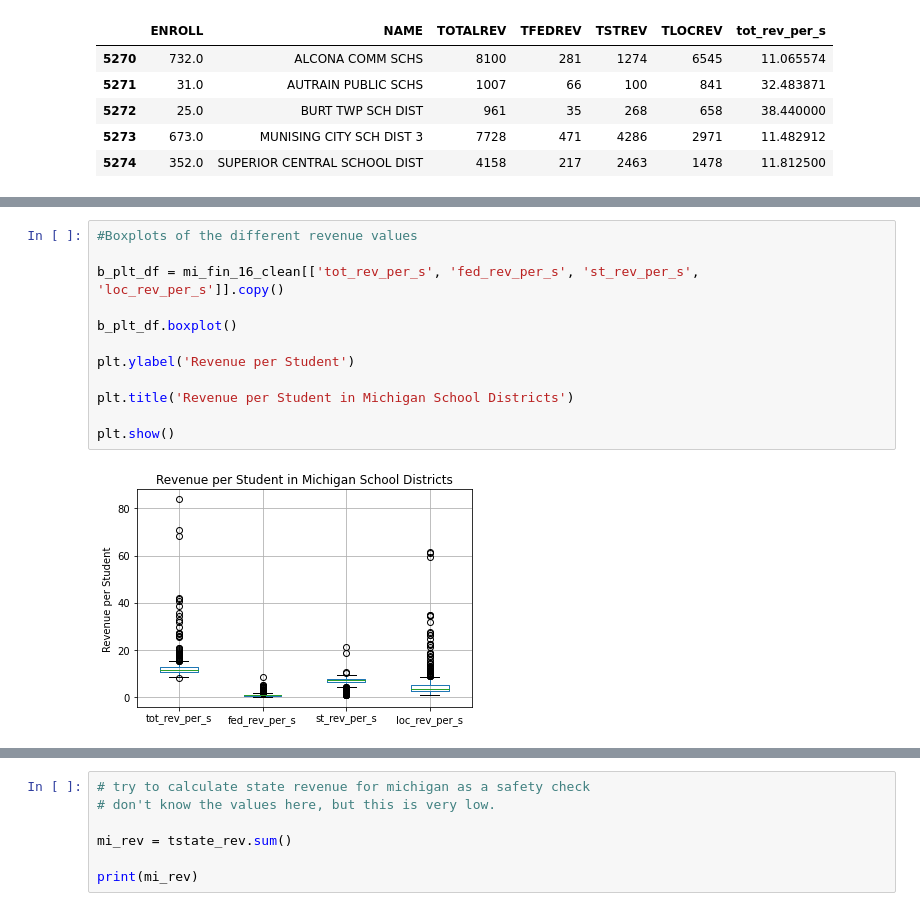
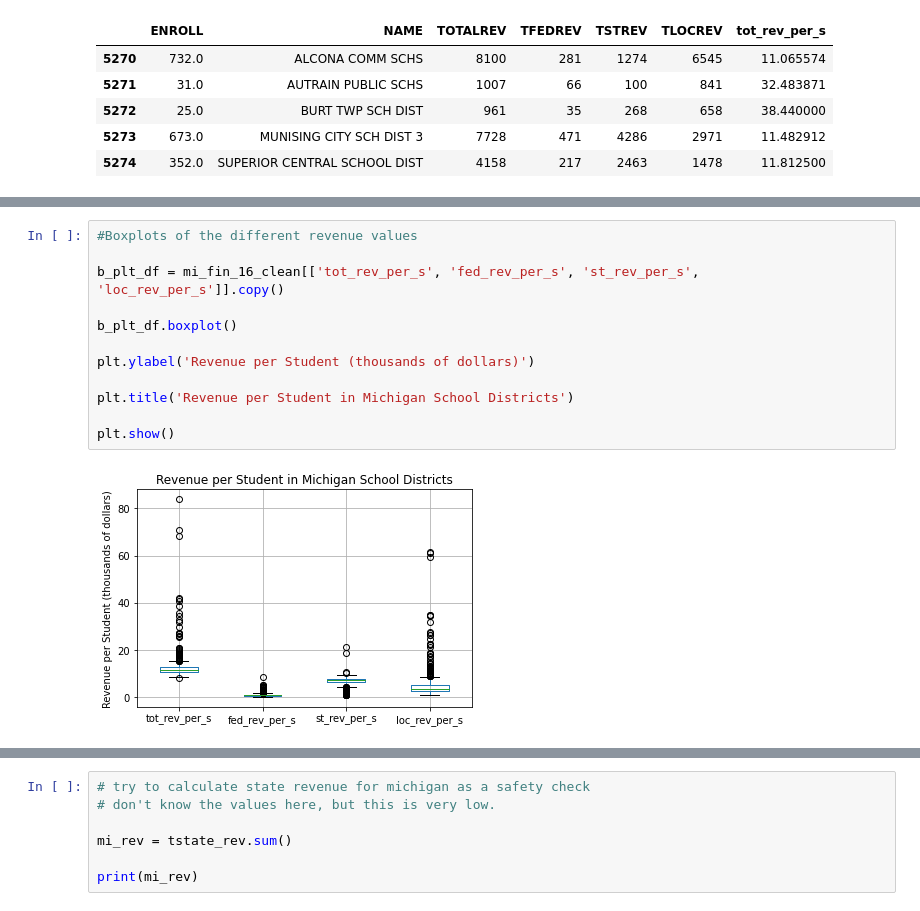
Before and after one commit to robertodiazbriones/Project_2, a Jupyter notebook: Education_finance_exploration.ipynb, the cells around one changed output, grey strips where cells are left out. Drawn from its saved outputs; the diff is of its cells as text.

```diff
--- a/Education_finance_exploration.ipynb
+++ b/Education_finance_exploration.ipynb
@@ -245,17 +245,17 @@ mi_fin_16_clean.describe()
 # %%
 #Boxplots of the different revenue values
 
 b_plt_df = mi_fin_16_clean[['tot_rev_per_s', 'fed_rev_per_s', 'st_rev_per_s', 'loc_rev_per_s']].copy()
 
 b_plt_df.boxplot()
 
-plt.ylabel('Revenue per Student')
+plt.ylabel('Revenue per Student (thousands of dollars)')
 
 plt.title('Revenue per Student in Michigan School Districts')
 
 plt.show()
 # %% [output]
-[figure, old version]
+[figure, new version]
 # %%
 #how well does revenue correlate to number of students?
 
```
Also changed, not shown: parts of 15 cells of this notebook.
